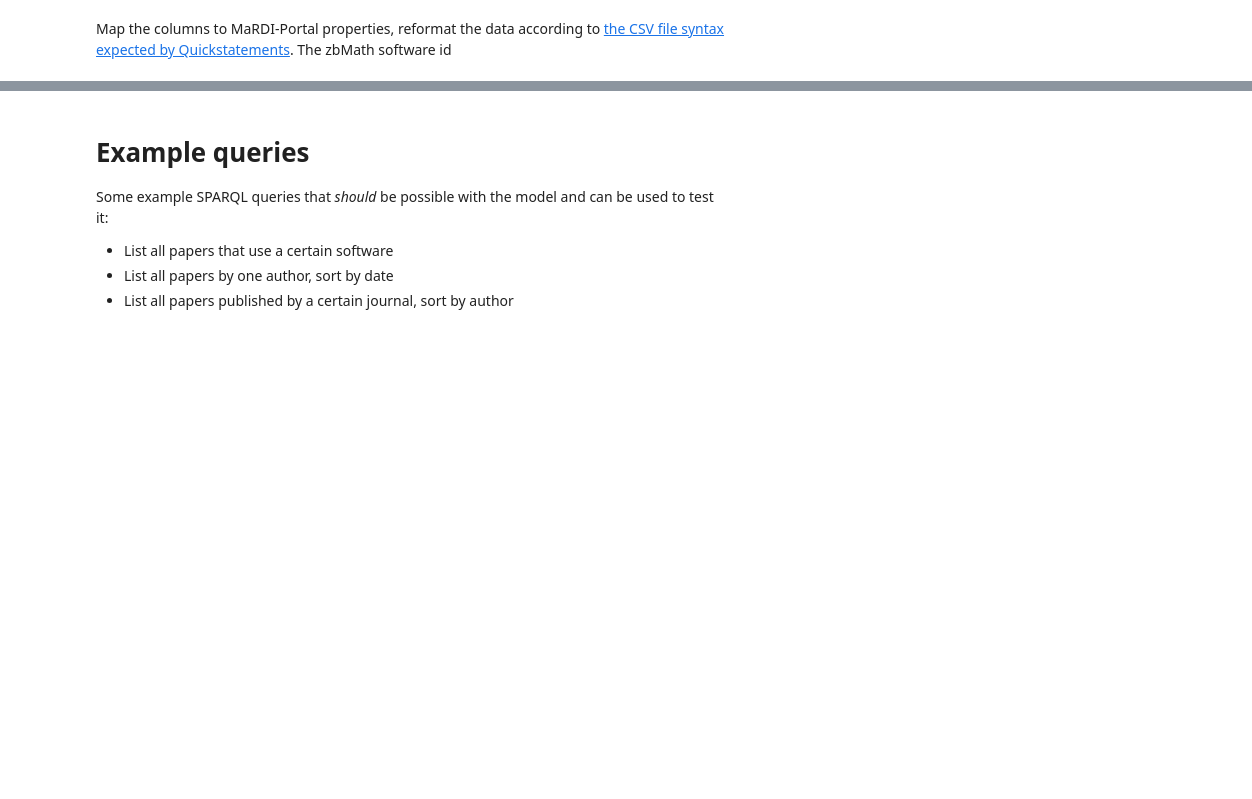
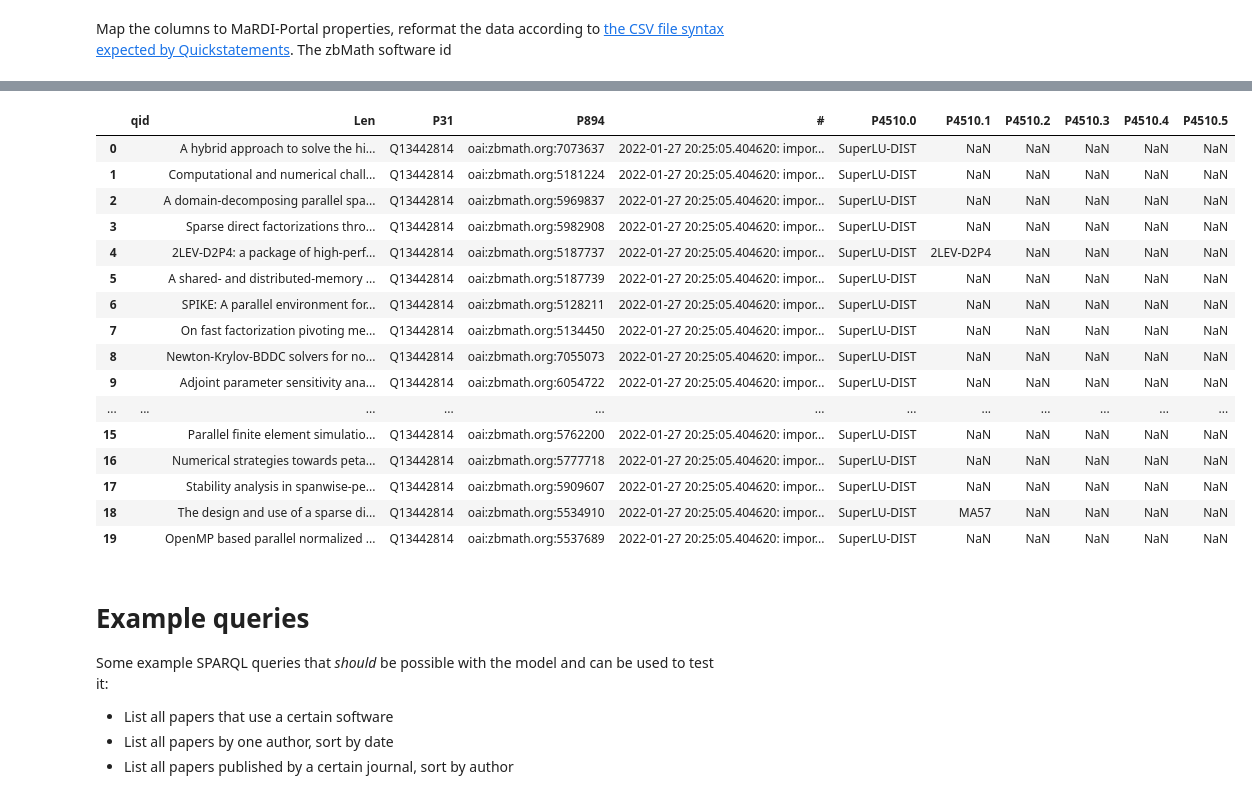
Before and after one commit to MaRDI4NFDI/portal-examples, a Jupyter notebook: Import from zbMath/import_portal.ipynb, the cells around one changed output, grey strips where cells are left out. Saved outputs shown, nothing was run; the diff lists cells and outputs as text; code cells hidden in the pictures; blank space fills up the shorter version.

```diff
--- a/Import from zbMath/import_portal.ipynb
+++ b/Import from zbMath/import_portal.ipynb
@@ -85,0 +108,12 @@ A subsample of the articleslist was created in notebook `filter_papers_by_softwa
+# %%
+# load the list of zbMath papers
+papers_df = pd.read_csv('data/all_papers.csv.zip')
+#papers_df.head(3)
+# %%
+import_papers_df = pd.DataFrame()
+import_papers_df['qid'] = len(papers_df) * [''] # leave empty to create new item
+import_papers_df['Len'] = papers_df['document_title']
+import_papers_df['P31'] = len(papers_df) * ['Q13442814'] # instance of 'scholarly article'
+import_papers_df['P894'] = papers_df['id'] # zbMath work id
+import_papers_df['#'] = len(papers_df) * ['{}: imported from zbMath Open API'.format(datetime.now())]
+import_papers_df.head()
@@ -85,0 +130,4 @@ A subsample of the articleslist was created in notebook `filter_papers_by_softwa
+# %%
+# load the list of zbMath papers
+papers_software_df = pd.read_csv('data/all_papers_software.csv.zip')
+papers_software_df.head(3)
@@ -85,0 +139,10 @@ A subsample of the articleslist was created in notebook `filter_papers_by_softwa
+# %%
+for i, paper in import_papers_df.iterrows():
+    # find all software related to this paper by looking at the zbMath id of the paper
+    idx = papers_software_df['id'] == paper['P894'] # zbMATH work ID of the paper
+    # append a column for each combination of paper and software
+    counter = 0
+    for _,paper_software in papers_software_df[idx].iterrows():
+        column_name = 'P4510.{}'.format(counter) # some papers are related to multile software. add a column P4510.*
+        import_papers_df.loc[i, column_name] = paper_software['software']
+        counter += 1
@@ -86,3 +157,23 @@ A subsample of the articleslist was created in notebook `filter_papers_by_softwa
+# %%
+import_papers_df.head(20)
+# %% [output]
+|  | qid | Len | P31 | P894 | # | P4510.0 | P4510.1 | P4510.2 | P4510.3 | P4510.4 | P4510.5 |
+| 0 |  | A hybrid approach to solve the hi... | Q13442814 | oai:zbmath.org:7073637 | 2022-01-27 20:25:05.404620: impor... | SuperLU-DIST | NaN | NaN | NaN | NaN | NaN |
+| 1 |  | Computational and numerical chall... | Q13442814 | oai:zbmath.org:5181224 | 2022-01-27 20:25:05.404620: impor... | SuperLU-DIST | NaN | NaN | NaN | NaN | NaN |
+| 2 |  | A domain-decomposing parallel spa... | Q13442814 | oai:zbmath.org:5969837 | 2022-01-27 20:25:05.404620: impor... | SuperLU-DIST | NaN | NaN | NaN | NaN | NaN |
+| 3 |  | Sparse direct factorizations thro... | Q13442814 | oai:zbmath.org:5982908 | 2022-01-27 20:25:05.404620: impor... | SuperLU-DIST | NaN | NaN | NaN | NaN | NaN |
+| 4 |  | 2LEV-D2P4: a package of high-perf... | Q13442814 | oai:zbmath.org:5187737 | 2022-01-27 20:25:05.404620: impor... | SuperLU-DIST | 2LEV-D2P4 | NaN | NaN | NaN | NaN |
+| 5 |  | A shared- and distributed-memory ... | Q13442814 | oai:zbmath.org:5187739 | 2022-01-27 20:25:05.404620: impor... | SuperLU-DIST | NaN | NaN | NaN | NaN | NaN |
+| 6 |  | SPIKE: A parallel environment for... | Q13442814 | oai:zbmath.org:5128211 | 2022-01-27 20:25:05.404620: impor... | SuperLU-DIST | NaN | NaN | NaN | NaN | NaN |
+| 7 |  | On fast factorization pivoting me... | Q13442814 | oai:zbmath.org:5134450 | 2022-01-27 20:25:05.404620: impor... | SuperLU-DIST | NaN | NaN | NaN | NaN | NaN |
+| 8 |  | Newton-Krylov-BDDC solvers for no... | Q13442814 | oai:zbmath.org:7055073 | 2022-01-27 20:25:05.404620: impor... | SuperLU-DIST | NaN | NaN | NaN | NaN | NaN |
+| 9 |  | Adjoint parameter sensitivity ana... | Q13442814 | oai:zbmath.org:6054722 | 2022-01-27 20:25:05.404620: impor... | SuperLU-DIST | NaN | NaN | NaN | NaN | NaN |
+| ... | ... | ... | ... | ... | ... | ... | ... | ... | ... | ... | ... |
+| 15 |  | Parallel finite element simulatio... | Q13442814 | oai:zbmath.org:5762200 | 2022-01-27 20:25:05.404620: impor... | SuperLU-DIST | NaN | NaN | NaN | NaN | NaN |
+| 16 |  | Numerical strategies towards peta... | Q13442814 | oai:zbmath.org:5777718 | 2022-01-27 20:25:05.404620: impor... | SuperLU-DIST | NaN | NaN | NaN | NaN | NaN |
+| 17 |  | Stability analysis in spanwise-pe... | Q13442814 | oai:zbmath.org:5909607 | 2022-01-27 20:25:05.404620: impor... | SuperLU-DIST | NaN | NaN | NaN | NaN | NaN |
+| 18 |  | The design and use of a sparse di... | Q13442814 | oai:zbmath.org:5534910 | 2022-01-27 20:25:05.404620: impor... | SuperLU-DIST | MA57 | NaN | NaN | NaN | NaN |
+| 19 |  | OpenMP based parallel normalized ... | Q13442814 | oai:zbmath.org:5537689 | 2022-01-27 20:25:05.404620: impor... | SuperLU-DIST | NaN | NaN | NaN | NaN | NaN |
 # %% [markdown]
 # Example queries
 Some example SPARQL queries that *should* be possible with the model and can be used to test it:
```
Also changed, not shown: parts of 13 cells of this notebook, 13 other files.
